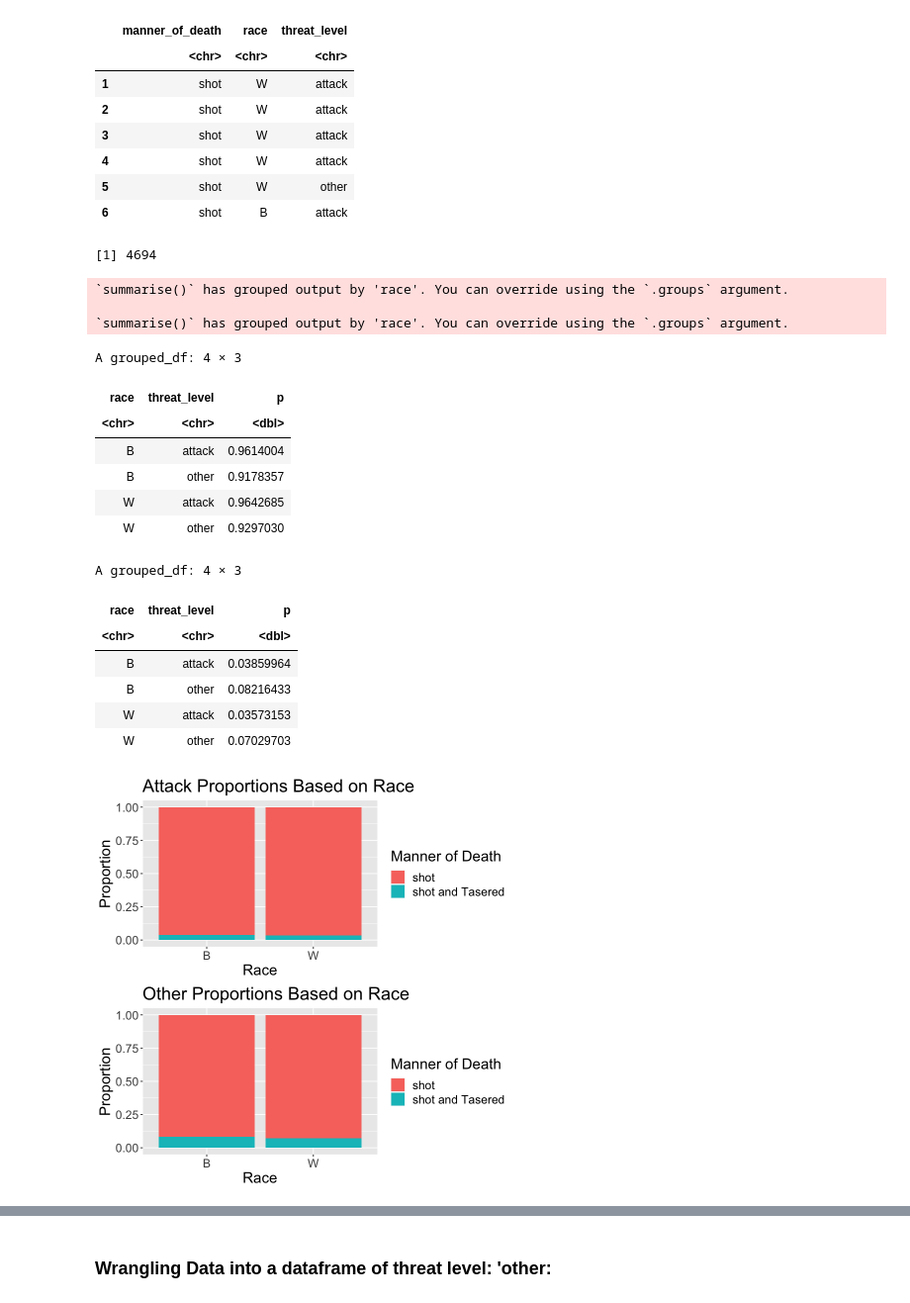
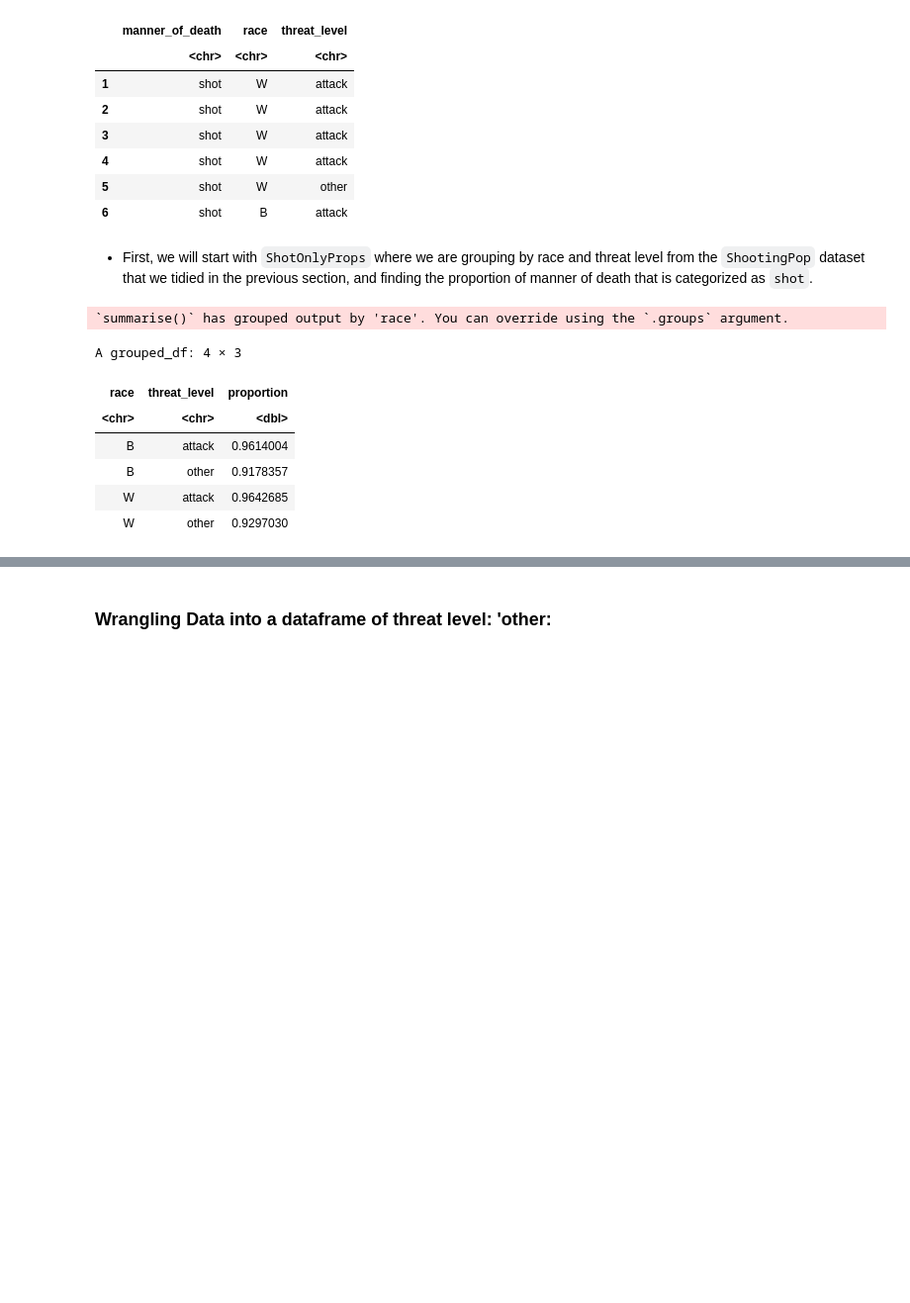
Before and after one commit to edlng/STAT201Project, a Jupyter notebook: project.ipynb, the cells around one changed output, grey strips where cells are left out. Shown: that part at 99% size. Saved outputs shown, nothing was run; the diff lists cells and outputs as text; code cells hidden in the pictures; blank space fills up the shorter version.

```diff
--- a/project.ipynb
+++ b/project.ipynb
@@ -73,58 +79,20 @@ A data.frame: 6 × 3
 | 4 | shot | W | attack |
 | 5 | shot | W | other |
 | 6 | shot | B | attack |
-# %%
-length(ShootingPop$manner_of_death)
-# %% [output]
-[1] 4694
+# %% [markdown]
+- First, we will start with `ShotOnlyProps` where we are grouping by race and threat level from the `ShootingPop` dataset that we tidied in the previous section, and finding the proportion of manner of death that is categorized as `shot`.
 # %%
-# Displaying a graph for visualization and tables associated with proportions
-
 ShotOnlyProps <- ShootingPop %>%
     group_by(race, threat_level) %>%
-    summarise(p = sum(manner_of_death == 'shot')/n())
-
-ShotAndTasedProps <- ShootingPop %>%
-    group_by(race, threat_level) %>%
-    summarise(p = sum(manner_of_death == 'shot and Tasered')/n())
-
-PlottingAttack <- ShootingPop %>%
-    filter(threat_level == 'attack') %>%
-    group_by(race) %>%
-    ggplot(aes(x = race, fill = manner_of_death)) +
-    labs(x = 'Race', fill = 'Manner of Death', y = 'Proportion') +
-    geom_bar(position = "fill") +
-    ggtitle("Attack Proportions Based on Race") +
-    theme(text = element_text(size = 18))
-
-PlottingOther <- ShootingPop %>%
-    filter(threat_level == 'other') %>%
-    group_by(race) %>%
-    ggplot(aes(x = race, fill = manner_of_death)) +
-    labs(x = 'Race', fill = 'Manner of Death', y = 'Proportion') +
-    geom_bar(position = "fill") +
-    ggtitle("Other Proportions Based on Race") +
-    theme(text = element_text(size = 18))
+    summarise(proportion = sum(manner_of_death == 'shot')/n())
 
 ShotOnlyProps
-ShotAndTasedProps
-plot_grid(PlottingAttack, PlottingOther, nrow = 2)
 # %% [output]
 `summarise()` has grouped output by 'race'. You can override using the `.groups` argument.
-
-`summarise()` has grouped output by 'race'. You can override using the `.groups` argument.
 A grouped_df: 4 × 3
-| race | threat_level | p |
+| race | threat_level | proportion |
 | <chr> | <chr> | <dbl> |
 | B | attack | 0.9614004 |
 | B | other | 0.9178357 |
 | W | attack | 0.9642685 |
 | W | other | 0.9297030 |
-A grouped_df: 4 × 3
-| race | threat_level | p |
-| <chr> | <chr> | <dbl> |
-| B | attack | 0.03859964 |
-| B | other | 0.08216433 |
-| W | attack | 0.03573153 |
-| W | other | 0.07029703 |
-[figure, removed]
```
Also changed, not shown: parts of 17 cells of this notebook.
